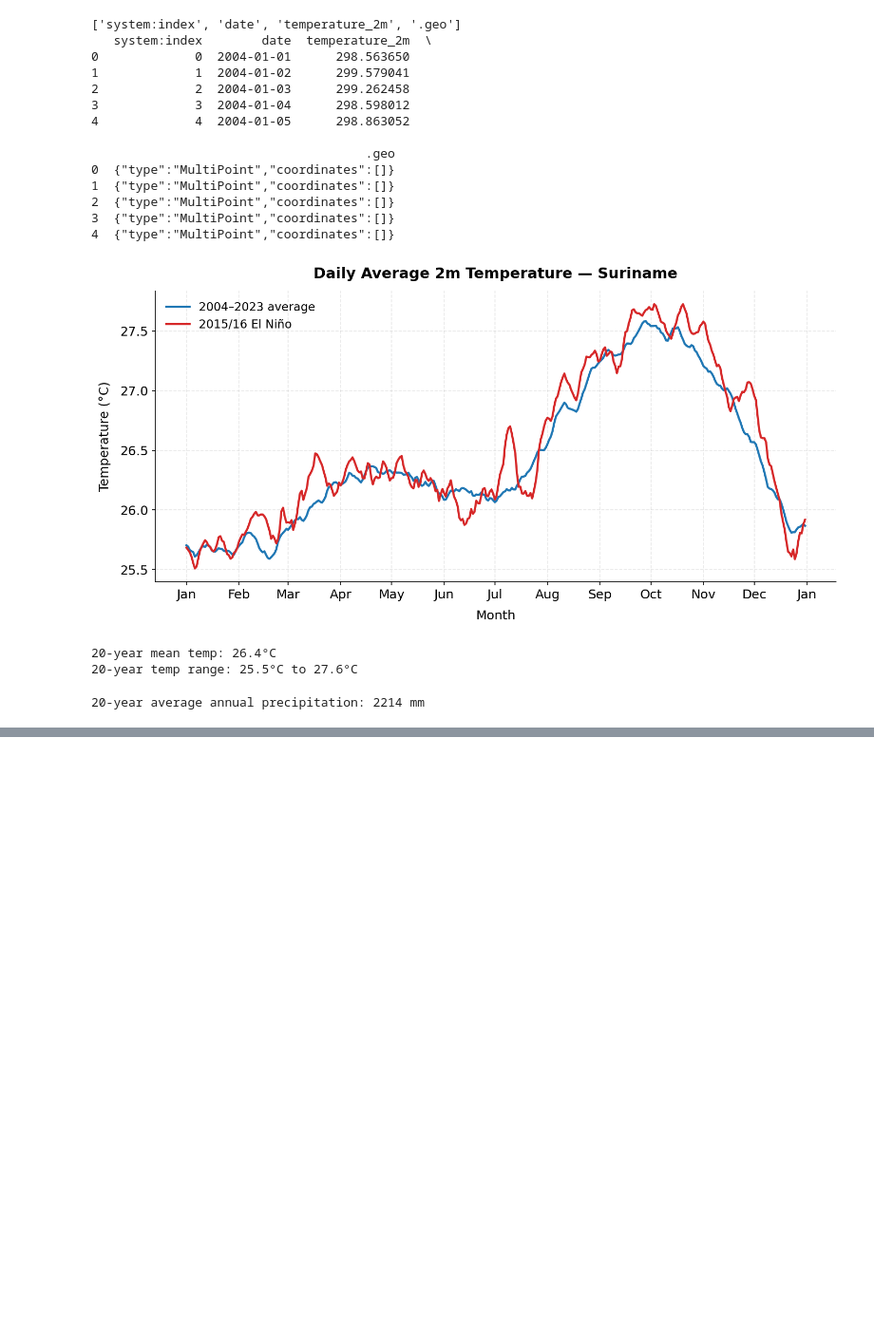
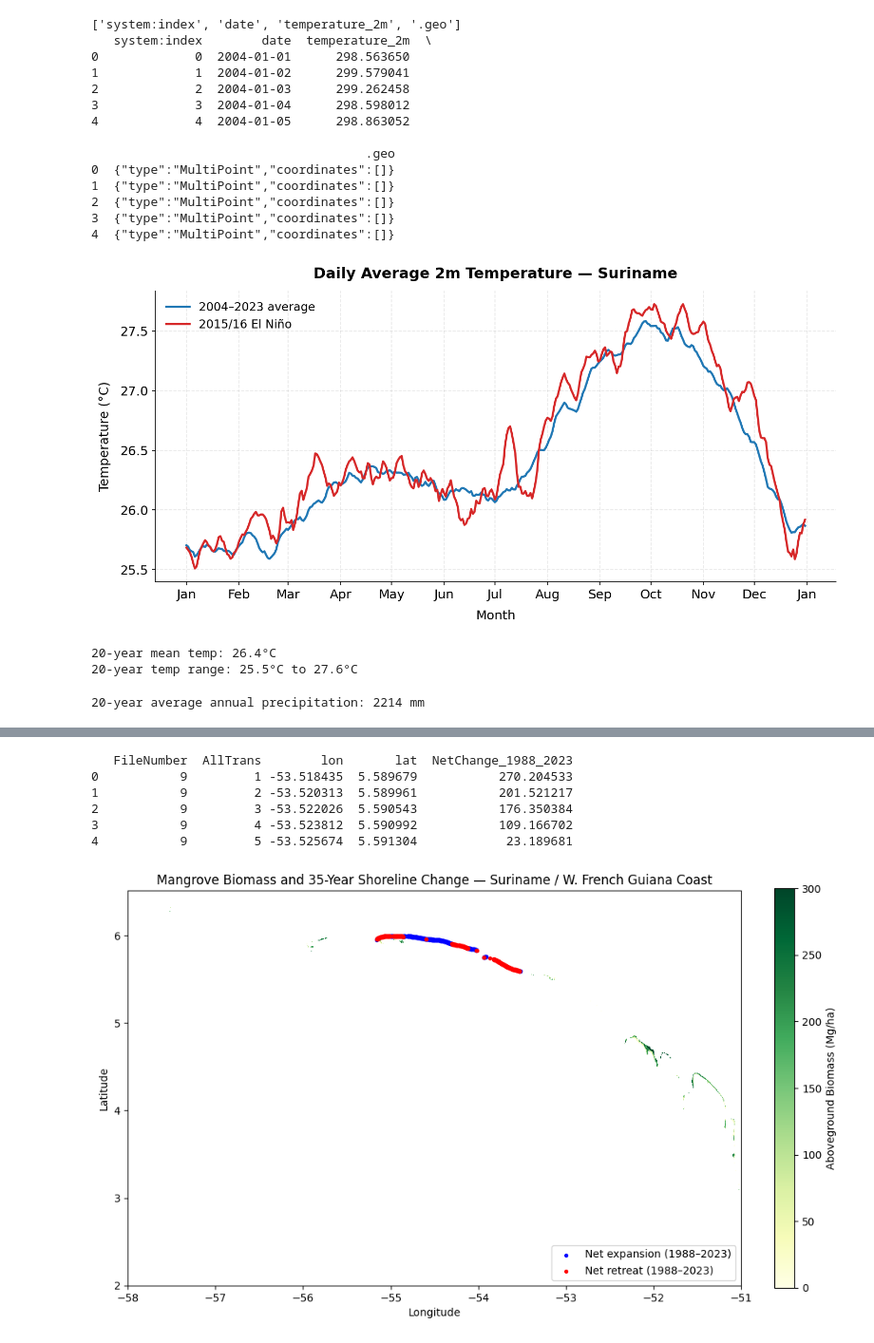
Before and after one commit to L1laBan3/Suriname-Mangrove-Project, a Jupyter notebook: InitialPlots.ipynb, the cells around one changed output, grey strips where cells are left out. Shown at 95% size. Drawn from its saved outputs; the diff is of its cells as text; code cells hidden in the pictures; blank space fills up the shorter version.

```diff
--- a/InitialPlots.ipynb
+++ b/InitialPlots.ipynb
@@ -342,0 +537,14 @@ print(f"20-year average annual precipitation: {annual_total_mm:.0f} mm")
+# %%
+# Get first (1988) and last (2023) valid distance per transect
+def get_net_change(group):
+    valid = group.dropna(subset=['Distance'])
+    if len(valid) < 2:
+        return np.nan
+    first_dist = valid.iloc[0]['Distance']
+    last_dist = valid.iloc[-1]['Distance']
+    return last_dist - first_dist
+
+net_change_per_transect = df_shoreline.groupby(['FileNumber', 'AllTrans']).apply(get_net_change).reset_index()
+net_change_per_transect.columns = ['FileNumber', 'AllTrans', 'NetChange_1988_2023']
+
+print(net_change_per_transect['NetChange_1988_2023'].describe())
@@ -342,0 +561,37 @@ print(f"20-year average annual precipitation: {annual_total_mm:.0f} mm")
+# %%
+# Merge the corrected net-change values onto our existing coordinate dataframe
+suriname_fg_corrected = suriname_fg.merge(
+    net_change_per_transect,
+    on=['FileNumber', 'AllTrans'],
+    how='left'
+)
+
+print(suriname_fg_corrected[['FileNumber', 'AllTrans', 'lon', 'lat', 'NetChange_1988_2023']].head())
+# %% [output]
+   FileNumber  AllTrans        lon       lat  NetChange_1988_2023
+0           9         1 -53.518435  5.589679           270.204533
+1           9         2 -53.520313  5.589961           201.521217
+2           9         3 -53.522026  5.590543           176.350384
+3           9         4 -53.523812  5.590992           109.166702
+4           9         5 -53.525674  5.591304            23.189681
+# %%
+fig, ax = plt.subplots(figsize=(10, 10))
+
+im = ax.imshow(agb_data, extent=agb_extent, origin='upper', cmap='YlGn', vmin=0, vmax=300)
+cbar = plt.colorbar(im, ax=ax, label='Aboveground Biomass (Mg/ha)', fraction=0.03)
+
+expansion = suriname_fg_corrected[suriname_fg_corrected['NetChange_1988_2023'] > 0]
+retreat = suriname_fg_corrected[suriname_fg_corrected['NetChange_1988_2023'] < 0]
+
+ax.scatter(expansion['lon'], expansion['lat'], c='blue', s=8, label='Net expansion (1988–2023)', zorder=5)
+ax.scatter(retreat['lon'], retreat['lat'], c='red', s=8, label='Net retreat (1988–2023)', zorder=5)
+
+ax.set_xlabel('Longitude')
+ax.set_ylabel('Latitude')
+ax.set_title('Mangrove Biomass and 35-Year Shoreline Change — Suriname / W. French Guiana Coast')
+ax.legend(loc='lower right')
+plt.tight_layout()
+plt.savefig('biomass_shoreline_overlay_corrected.png', dpi=200, bbox_inches='tight')
+plt.show()
+# %% [output]
+[figure, added]
```
Also changed, not shown: parts of 10 cells of this notebook, 5 other files.
